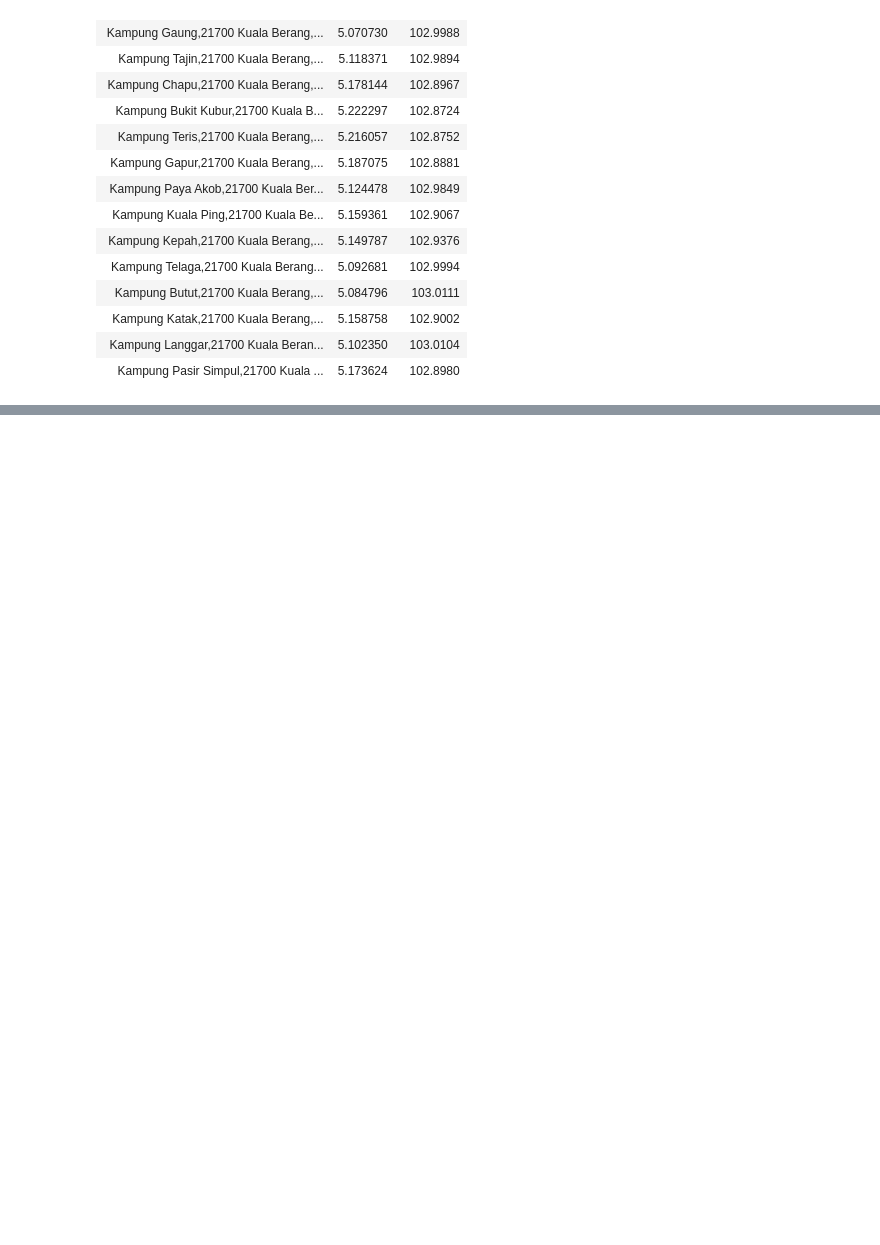
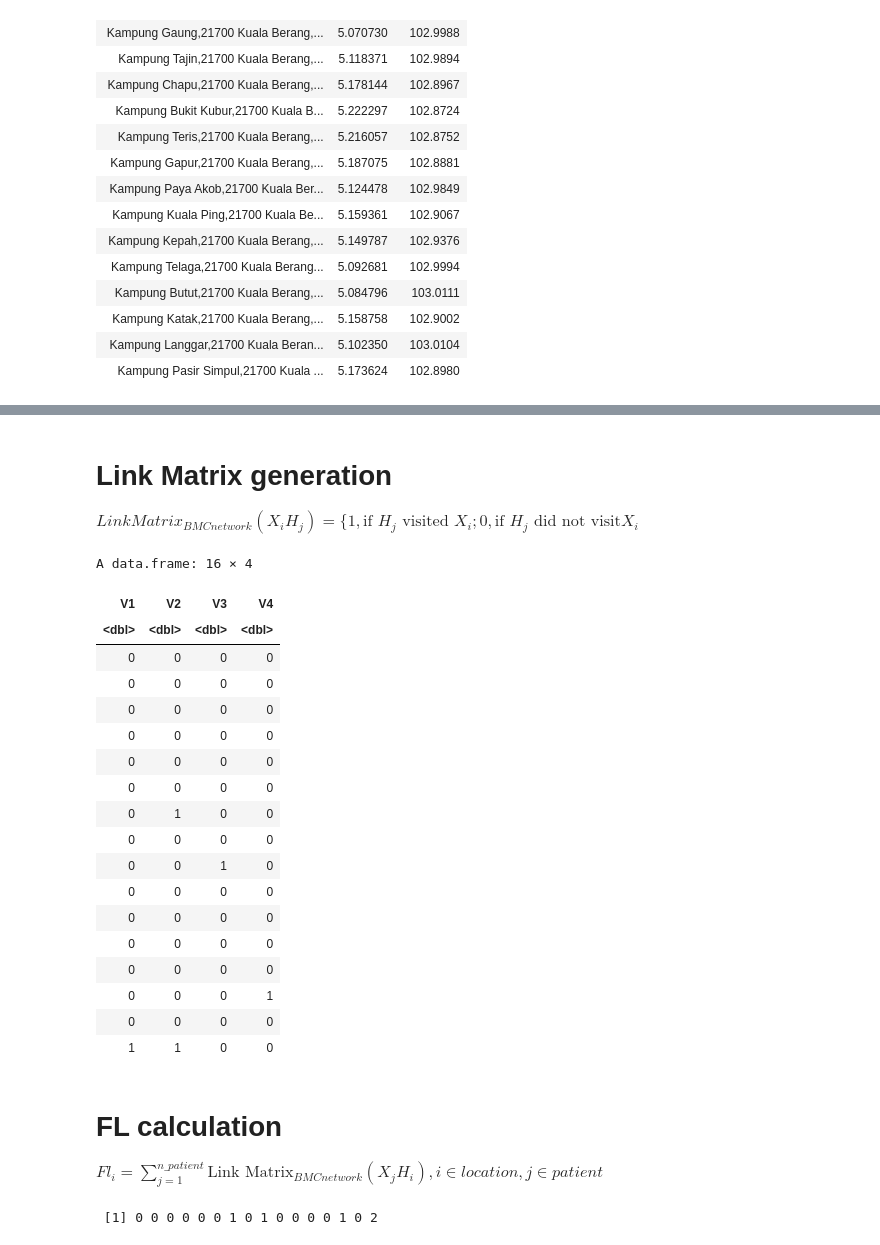
Before and after one commit to ludwigHoon/BPTNW, a Jupyter notebook: Bipartite Network Modelling for Measles Hotspot Detection.ipynb, the cells around one changed output, grey strips where cells are left out. Saved outputs shown, nothing was run; the diff lists cells and outputs as text; code cells hidden in the pictures; blank space fills up the shorter version.

Commit message:
Quantification of location node parameters

```diff
--- a/Bipartite Network Modelling for Measles Hotspot Detection.ipynb
+++ b/Bipartite Network Modelling for Measles Hotspot Detection.ipynb
@@ -121,0 +76,4 @@ write.csv(mat, 'result.csv')
+# %%
+locationMarker<-data.frame(names(a),location[,'Location.Address'])
+names(locationMarker)<-c('marker', 'Location.Address')
+locationMarker
@@ -121,0 +113,4 @@ write.csv(mat, 'result.csv')
+# %%
+patient<-read.csv('patient.csv')
+patientM<-merge(patient, locationMarker, by.x='Location', by.y='Location.Address')
+patientM
@@ -121,0 +126,44 @@ write.csv(mat, 'result.csv')
+# %% [markdown]
+# Link Matrix generation
+
+$ LinkMatrix_{BMC network} (X_iH_j) = \{1,  \textrm{if }H_j\textrm{ visited }X_i; 0, \textrm{if }H_j\textrm{ did not visit} X_i $
+# %%
+generateLinkMatrix<-function(locations, patientData){
+    n_location = length(unique(locations[,'marker']))
+    n_patient = length(unique(patientData[,'Patient']))
+    dm = matrix(ncol=n_patient, nrow=n_location)
+    for (i in 1:nrow(patientData)) {
+        pat = as.numeric(unlist(strsplit(as.character(patientData[i,'Patient']),'Patient'))[[2]])
+        loc = as.numeric(unlist(strsplit(as.character(patientData[i,'marker']),'X'))[[2]])
+        dm[loc,pat] = 1
+    }
+    result = as.data.frame(dm)
+    result[is.na(result)] = 0
+    return(result)
+}
+# %%
+lnkMtrx <- generateLinkMatrix(locationMarker, patientM)
+lnkMtrx
+# %% [output]
+A data.frame: 16 × 4
+| V1 | V2 | V3 | V4 |
+| <dbl> | <dbl> | <dbl> | <dbl> |
+| 0 | 0 | 0 | 0 |
+| 0 | 0 | 0 | 0 |
+| 0 | 0 | 0 | 0 |
+| 0 | 0 | 0 | 0 |
+| 0 | 0 | 0 | 0 |
+| 0 | 0 | 0 | 0 |
+| 0 | 1 | 0 | 0 |
+| 0 | 0 | 0 | 0 |
+| 0 | 0 | 1 | 0 |
+| 0 | 0 | 0 | 0 |
+| 0 | 0 | 0 | 0 |
+| 0 | 0 | 0 | 0 |
+| 0 | 0 | 0 | 0 |
+| 0 | 0 | 0 | 1 |
+| 0 | 0 | 0 | 0 |
+| 1 | 1 | 0 | 0 |
+# %% [markdown]
+# FL calculation
+$Fl_i = \sum_{j=1}^{n\_patient} {\textrm{Link Matrix}_{BMC network} (X_jH_i)}, i \in location, j \in patient$
@@ -121,0 +175,4 @@ write.csv(mat, 'result.csv')
+# %%
+Fl <- generateFL(lnkMtrx)
+# %% [output]
+ [1] 0 0 0 0 0 0 1 0 1 0 0 0 0 1 0 2
```
Also changed, not shown: parts of 19 cells of this notebook, 3 other files.
